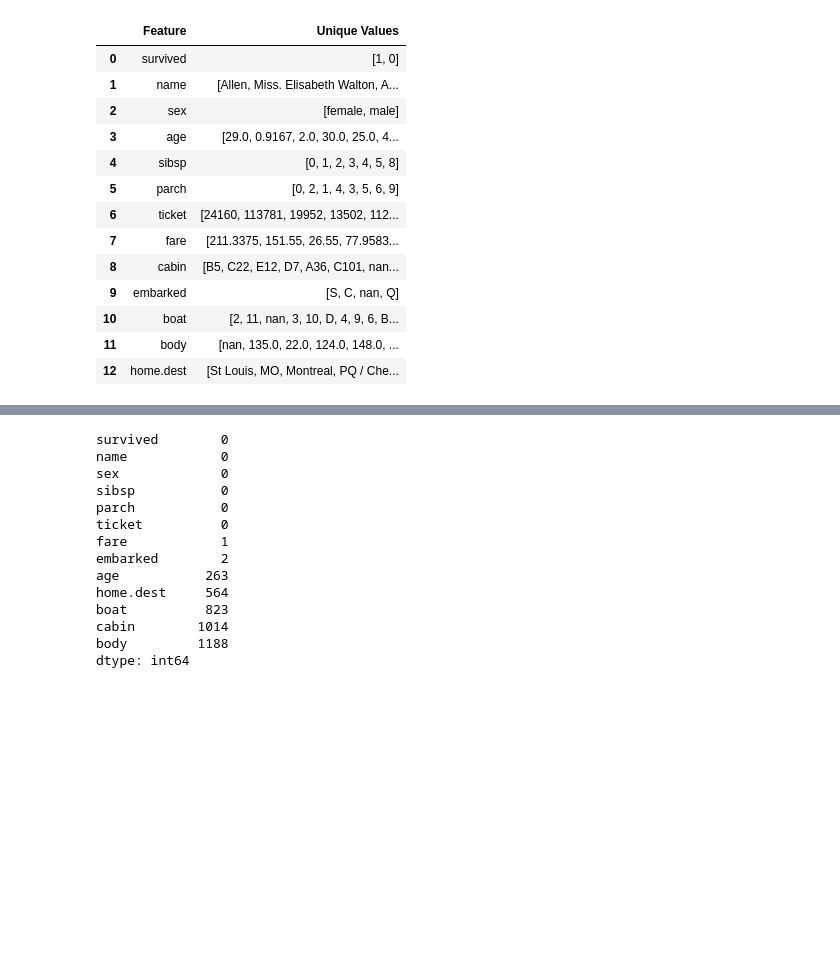
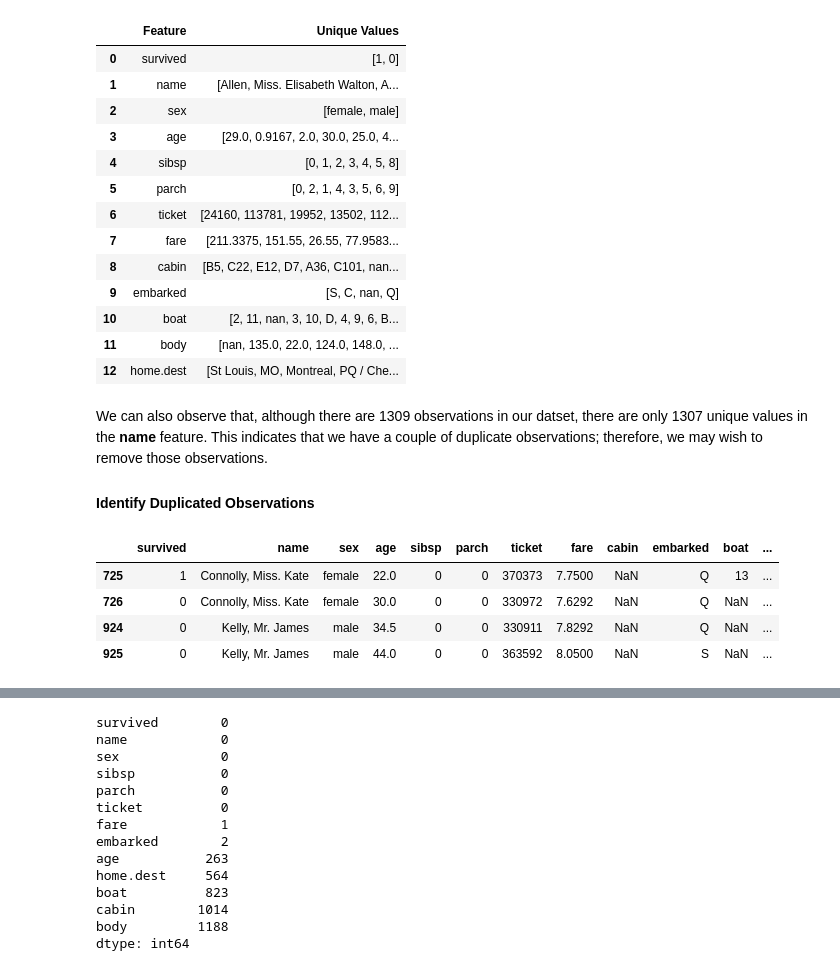
Before and after one commit to jtupitza-msft/edsp-mentoring-program, a Jupyter notebook: 01-Data-Profiling.ipynb, the cells around one changed output, grey strips where cells are left out. Saved outputs shown, nothing was run; the diff lists cells and outputs as text; code cells hidden in the pictures; blank space fills up the shorter version.

```diff
--- a/01-Data-Profiling.ipynb
+++ b/01-Data-Profiling.ipynb
@@ -100,4 +98,16 @@ pd.DataFrame(list(zip(df.columns, unique_values)), columns=['Feature', 'Unique V
 | 10 | boat | [2, 11, nan, 3, 10, D, 4, 9, 6, B... |
 | 11 | body | [nan, 135.0, 22.0, 124.0, 148.0, ... |
 | 12 | home.dest | [St Louis, MO, Montreal, PQ / Che... |
+# %% [markdown]
+We can also observe that, although there are 1309 observations in our datset, there are only 1307 unique values in the **name** feature. This indicates that we have a couple of duplicate observations; therefore, we may wish to remove those observations.
+
+#### Identify Duplicated Observations
+# %%
+df[df.duplicated(subset='name', keep=False) == True]
+# %% [output]
+|  | survived | name | sex | age | sibsp | parch | ticket | fare | cabin | embarked | boat | ... |
+| 725 | 1 | Connolly, Miss. Kate | female | 22.0 | 0 | 0 | 370373 | 7.7500 | NaN | Q | 13 | ... |
+| 726 | 0 | Connolly, Miss. Kate | female | 30.0 | 0 | 0 | 330972 | 7.6292 | NaN | Q | NaN | ... |
+| 924 | 0 | Kelly, Mr. James | male | 34.5 | 0 | 0 | 330911 | 7.8292 | NaN | Q | NaN | ... |
+| 925 | 0 | Kelly, Mr. James | male | 44.0 | 0 | 0 | 363592 | 8.0500 | NaN | S | NaN | ... |
 # %% [markdown]
```
Also changed, not shown: parts of 4 cells of this notebook.
